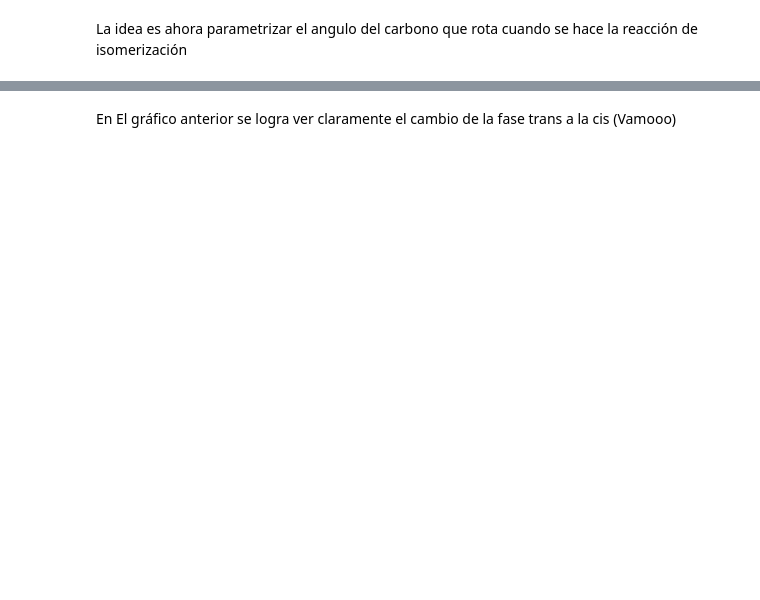
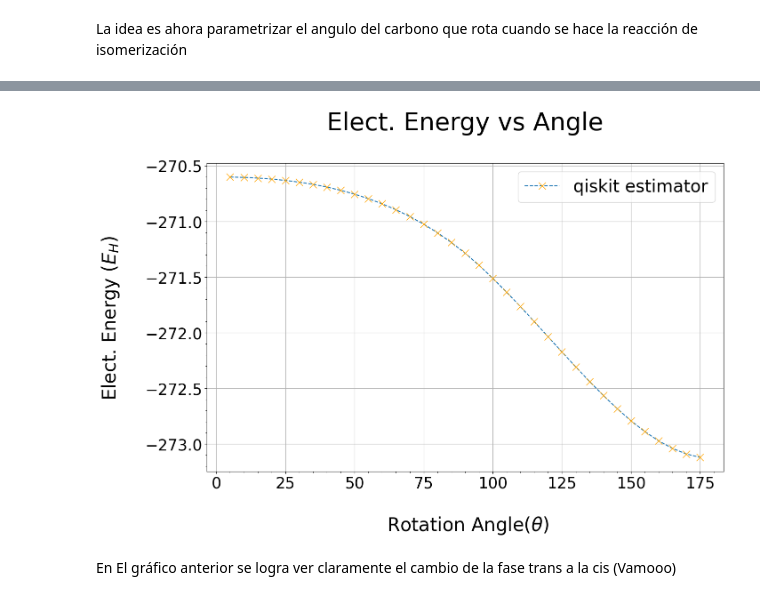
Before and after one commit to jervaal/IPRE-VQE, a Jupyter notebook: try.ipynb, the cells around one changed output, grey strips where cells are left out. Saved outputs shown, nothing was run; the diff lists cells and outputs as text; code cells hidden in the pictures; blank space fills up the shorter version.

```diff
--- a/try.ipynb
+++ b/try.ipynb
@@ -398,7 +398,7 @@ z_matrix_cis = [
     "H 5 1.09249 10 106.75 11 -116.12"
 ]
 
-matrices = [z_matrix_cis, z_matrix_cis]
+matrices = [z_matrix_trans, z_matrix_cis]
 resultados = []
 
 for i in matrices:
@@ -430,5 +430,5 @@ for i in matrices:
     solver = GroundStateEigensolver(mapper, vqe)
     result = solver.solve(problem)
     resultados.append(result)
-print(f"La energìa del trans-2-butene es {resultados[0].total_energies[0]} y la energìa del cis-2-butene es {resultados[1].total_energies[0]}")
+print(f"La energìa del trans-2-butene es {resultados[0].total_energies} y la energìa del cis-2-butene es {resultados[1].total_energies[0]}")
 # %% [output]
@@ -515,2 +571,18 @@ numero = np.where(energias == minimo)
+# %%
+plt.figure(figsize=(15, 9))
+plt.errorbar(theta, energia_elect, marker='x', linestyle='--', label= 'qiskit estimator', markeredgecolor= 'orange', markerfacecolor= 'orange', markersize= 12 )
+plt.xlabel('\n Rotation Angle'+r'($\theta$)', fontsize= 30 )
+plt.ylabel('Elect. Energy ($E_H$) \n', fontsize= 30)
+plt.title('Elect. Energy vs Angle\n', fontsize= 40)
+plt.grid(True)
+plt.legend(fontsize= 28)
+plt.minorticks_on()  # Enable minor ticks
+
+
+plt.tick_params(axis='both', which='major', labelsize=25)  # Change the label size here
+
+plt.show()
+# %% [output]
+[figure, added]
 # %% [markdown]
 En El gráfico anterior se logra ver claramente el cambio de la fase trans a la cis (Vamooo)
```
Also changed, not shown: parts of 8 cells of this notebook.
